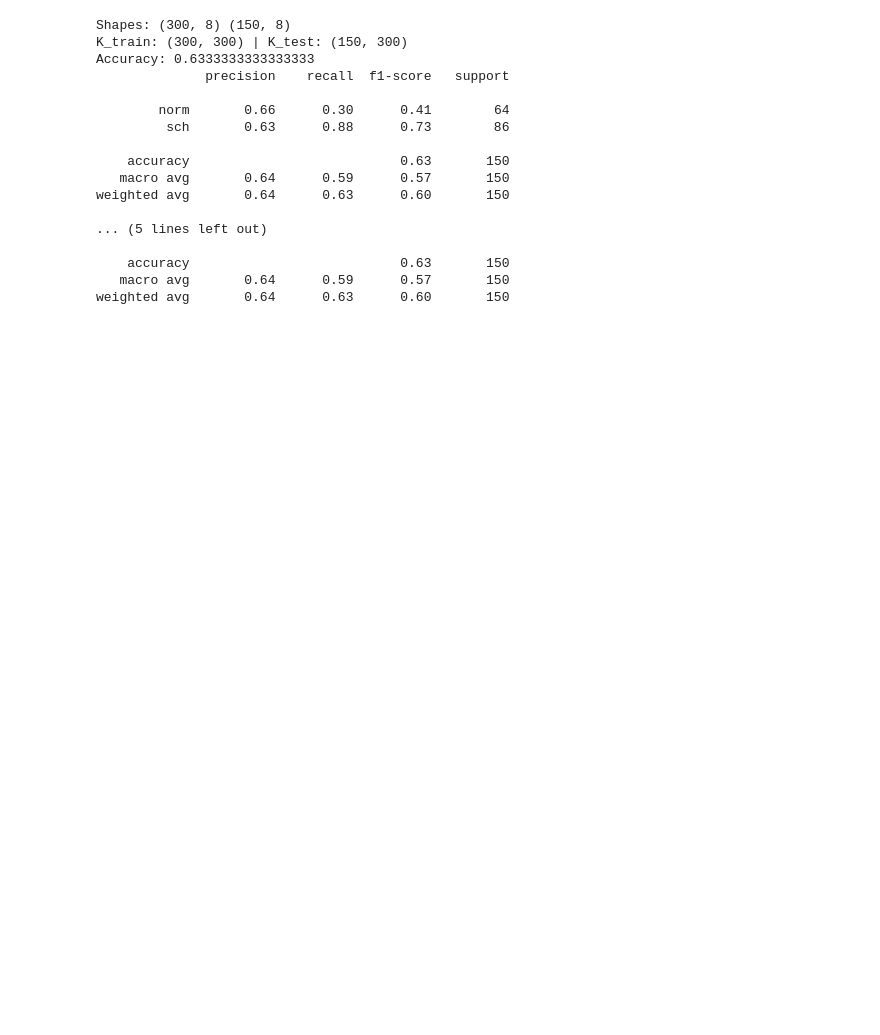
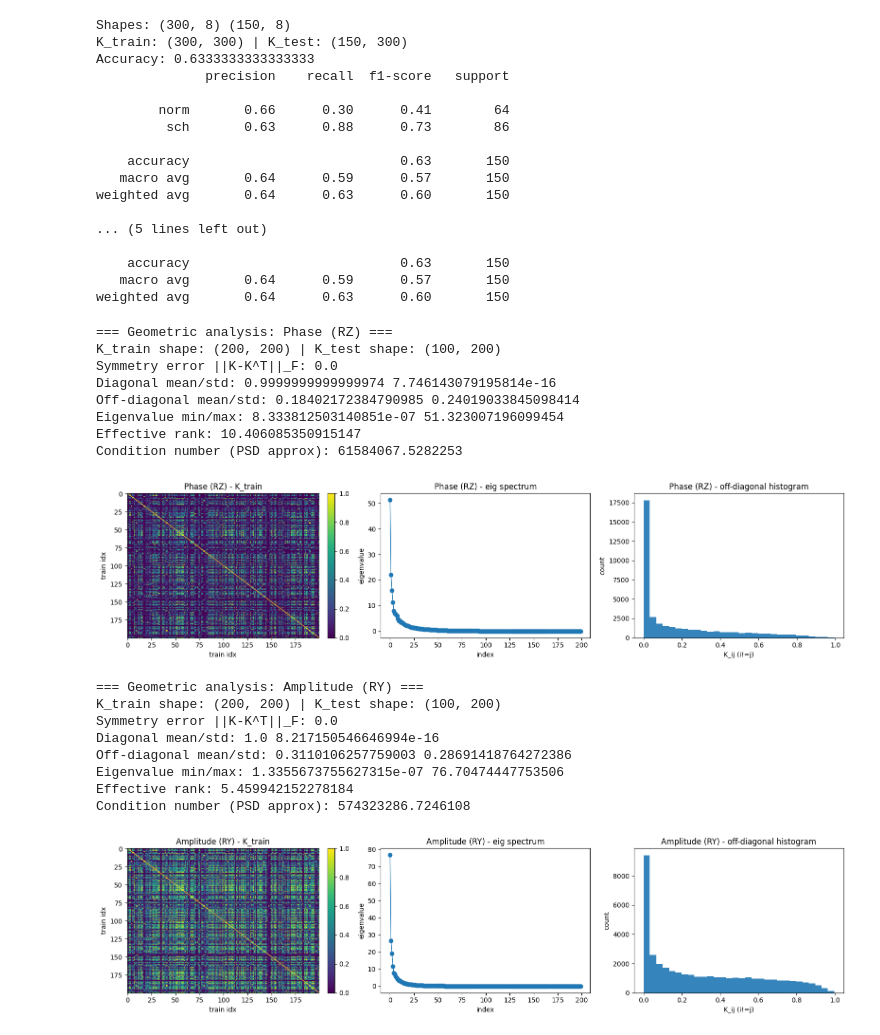
Before and after one commit to ekhineiri/Phase-Sensitive-Quantum-Time-Series-Encoding-For-Audio-Classification-And-Geometric-Analysis-main, a Jupyter notebook: encodings.ipynb, the cells around one changed output. Cells and saved outputs as stored; diff of their text form; code cells hidden in the pictures; blank space fills up the shorter version.

```diff
--- a/encodings.ipynb
+++ b/encodings.ipynb
@@ -270,0 +406,30 @@ weighted avg       0.64      0.63      0.60       150
+# %%
+# Comparación geométrica con el mismo subset para ambos feature maps
+n_qubits_geom = 8
+n_train_geom = 200
+n_test_geom = 100
+
+X_train_geom = X_train[:n_train_geom, :n_qubits_geom]
+X_test_geom = X_test[:n_test_geom, :n_qubits_geom]
+
+geom_rz = analyze_kernel_geometry(X_train_geom, X_test_geom, fm="rz", name="Phase (RZ)")
+geom_ry = analyze_kernel_geometry(X_train_geom, X_test_geom, fm="ry", name="Amplitude (RY)")
+# %% [output]
+=== Geometric analysis: Phase (RZ) ===
+K_train shape: (200, 200) | K_test shape: (100, 200)
+Symmetry error ||K-K^T||_F: 0.0
+Diagonal mean/std: 0.9999999999999974 7.746143079195814e-16
+Off-diagonal mean/std: 0.18402172384790985 0.24019033845098414
+Eigenvalue min/max: 8.333812503140851e-07 51.323007196099454
+Effective rank: 10.406085350915147
+Condition number (PSD approx): 61584067.5282253
+[figure, added]
+=== Geometric analysis: Amplitude (RY) ===
+K_train shape: (200, 200) | K_test shape: (100, 200)
+Symmetry error ||K-K^T||_F: 0.0
+Diagonal mean/std: 1.0 8.217150546646994e-16
+Off-diagonal mean/std: 0.3110106257759003 0.28691418764272386
+Eigenvalue min/max: 1.3355673755627315e-07 76.70474447753506
+Effective rank: 5.459942152278184
+Condition number (PSD approx): 574323286.7246108
+[figure, added]
```
Also changed, not shown: parts of 13 cells of this notebook.
